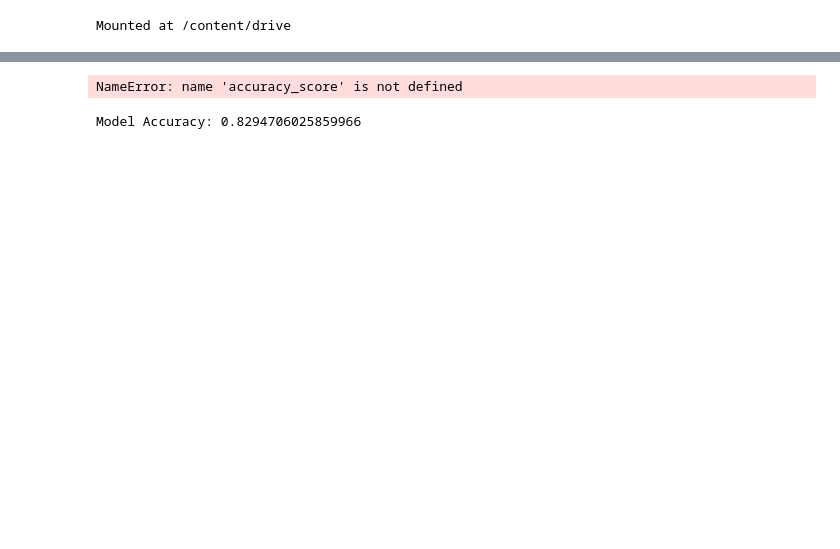
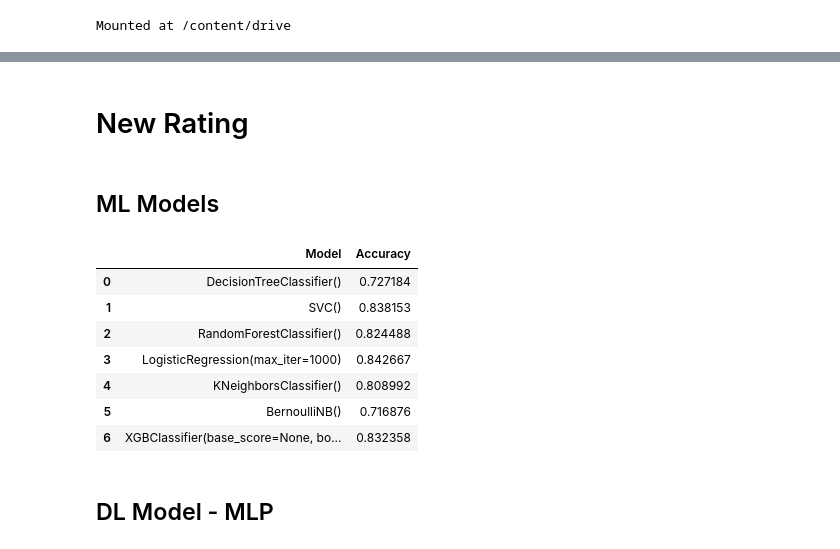
Before and after one commit to huyminh1115/Trip-Advisor-Hotel-Project, a Jupyter notebook: Code/Build_Models.ipynb, the cells around one changed output, grey strips where cells are left out. Saved outputs shown, nothing was run; the diff lists cells and outputs as text; code cells hidden in the pictures; blank space fills up the shorter version.

Commit message:
Training with Some ML & DL Models in old rating and new rating

```diff
--- a/Code/Build_Models.ipynb
+++ b/Code/Build_Models.ipynb
@@ -37,8 +40,6 @@ Mounted at /content/drive
 # %%
 data = pd.read_csv("/content/drive/MyDrive/Colab Notebooks/processed_data_v2.csv")
 # %%
-
-
 data['sentiment'] = data['Rating'].apply(lambda x: 1 if x > 3 else 2 if x == 3 else 0)
 
 def convert_to_float_array(s):
@@ -53,19 +54,39 @@ data['review_vector'] = data['review_vector'].apply(convert_to_float_array)
 X = np.array(data['review_vector'].tolist())
 y = data['sentiment']
 X_train, X_test, y_train, y_test = train_test_split(X, y, test_size=0.2, random_state=42)
-
-# Train a Random Forest classifier
-clf = RandomForestClassifier()
-clf.fit(X_train, y_train)
-# %% [output]
-NameError: name 'accuracy_score' is not defined
-# %%
-from sklearn.metrics import accuracy_score
-
-
-# Predict and evaluate
-y_pred = clf.predict(X_test)
-accuracy = accuracy_score(y_test, y_pred)
-print(f"Model Accuracy: {accuracy}")
-# %% [output]
-Model Accuracy: 0.8294706025859966
+# %% [markdown]
+# New Rating
+# %% [markdown]
+## ML Models
+# %%
+from xgboost import XGBClassifier
+
+
+models = [DecisionTreeClassifier(),
+          SVC(),
+          RandomForestClassifier(),
+          LogisticRegression(max_iter=1000),
+          KNeighborsClassifier(),
+          BernoulliNB(),
+          XGBClassifier()]
+# %%
+accuracy = []
+
+for model in models:
+    cross_val = cross_val_score(model, X_train, y_train, scoring='accuracy',
+                               cv=StratifiedKFold(10)).mean()
+    accuracy.append(cross_val)
+# %%
+acc = pd.DataFrame({'Model': models, 'Accuracy': accuracy})
+acc
+# %% [output]
+|  | Model | Accuracy |
+| 0 | DecisionTreeClassifier() | 0.727184 |
+| 1 | SVC() | 0.838153 |
+| 2 | RandomForestClassifier() | 0.824488 |
+| 3 | LogisticRegression(max_iter=1000) | 0.842667 |
+| 4 | KNeighborsClassifier() | 0.808992 |
+| 5 | BernoulliNB() | 0.716876 |
+| 6 | XGBClassifier(base_score=None, bo... | 0.832358 |
+# %% [markdown]
+## DL Model - MLP
```
Also changed, not shown: parts of 10 cells of this notebook.
